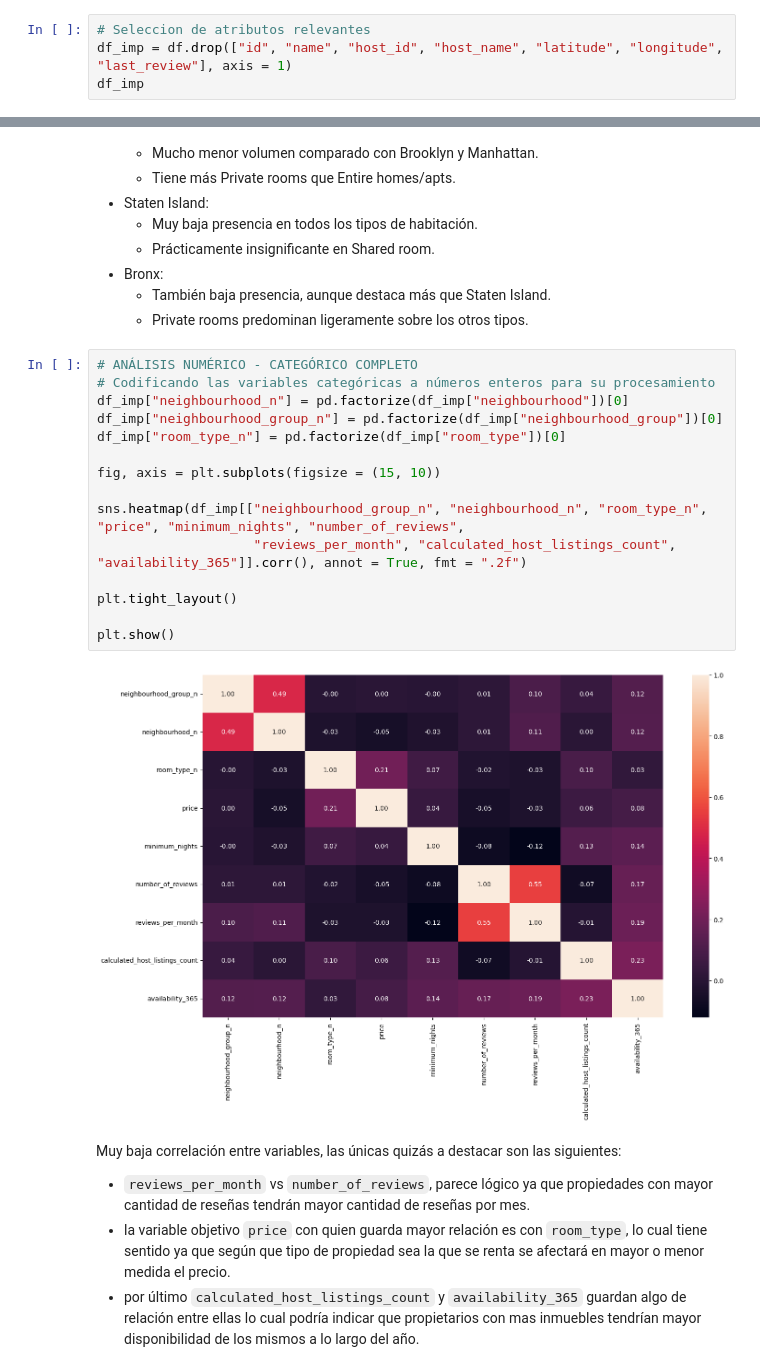
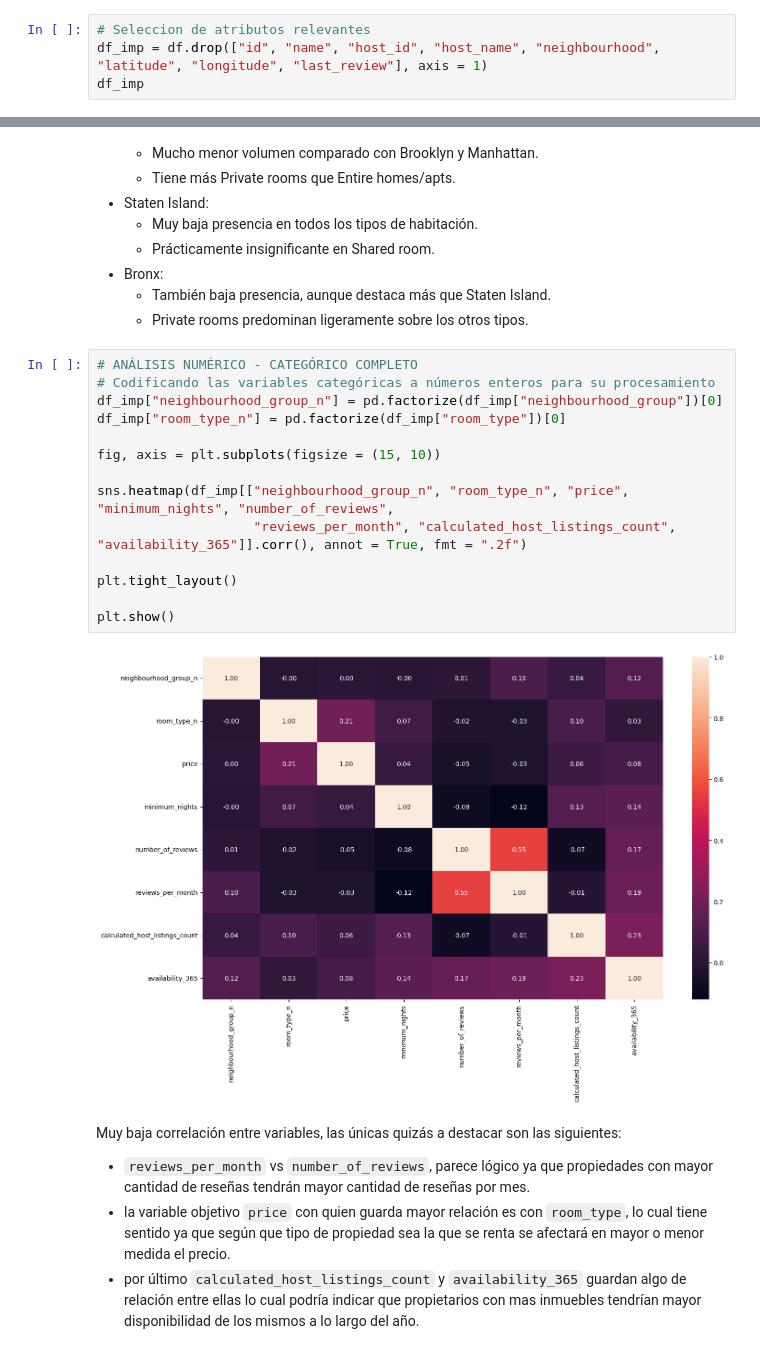
Before and after one commit to SSergito/basic-template-EDA-n-analysis, a Jupyter notebook: src/explore.ipynb, the cells around one changed output, grey strips where cells are left out. Saved outputs shown, nothing was run; the diff lists cells and outputs as text.

```diff
--- a/src/explore.ipynb
+++ b/src/explore.ipynb
@@ -65,6 +65,6 @@ np.int64(0)
 Teniendo en cuenta el ID de cada propiedad, el dataset no presenta valores duplicados.
 # %%
 # Seleccion de atributos relevantes
-df_imp = df.drop(["id", "name", "host_id", "host_name", "latitude", "longitude", "last_review"], axis = 1)
+df_imp = df.drop(["id", "name", "host_id", "host_name", "neighbourhood", "latitude", "longitude", "last_review"], axis = 1)
 df_imp
 # %% [output]
@@ -251,20 +244,19 @@ plt.show()
 # %%
 # ANÁLISIS NUMÉRICO - CATEGÓRICO COMPLETO
 # Codificando las variables categóricas a números enteros para su procesamiento
-df_imp["neighbourhood_n"] = pd.factorize(df_imp["neighbourhood"])[0]
 df_imp["neighbourhood_group_n"] = pd.factorize(df_imp["neighbourhood_group"])[0]
 df_imp["room_type_n"] = pd.factorize(df_imp["room_type"])[0]
 
 fig, axis = plt.subplots(figsize = (15, 10))
 
-sns.heatmap(df_imp[["neighbourhood_group_n", "neighbourhood_n", "room_type_n", "price", "minimum_nights", "number_of_reviews",
+sns.heatmap(df_imp[["neighbourhood_group_n", "room_type_n", "price", "minimum_nights", "number_of_reviews",
                     "reviews_per_month", "calculated_host_listings_count", "availability_365"]].corr(), annot = True, fmt = ".2f")
 
 plt.tight_layout()
 
 plt.show()
 # %% [output]
-[figure, old version]
+[figure, new version]
 # %% [markdown]
 Muy baja correlación entre variables, las únicas quizás a destacar son las siguientes:
 - `reviews_per_month` vs `number_of_reviews`, parece lógico ya que propiedades con mayor cantidad de reseñas tendrán mayor cantidad de reseñas por mes.
```
Also changed, not shown: parts of 11 cells of this notebook.
